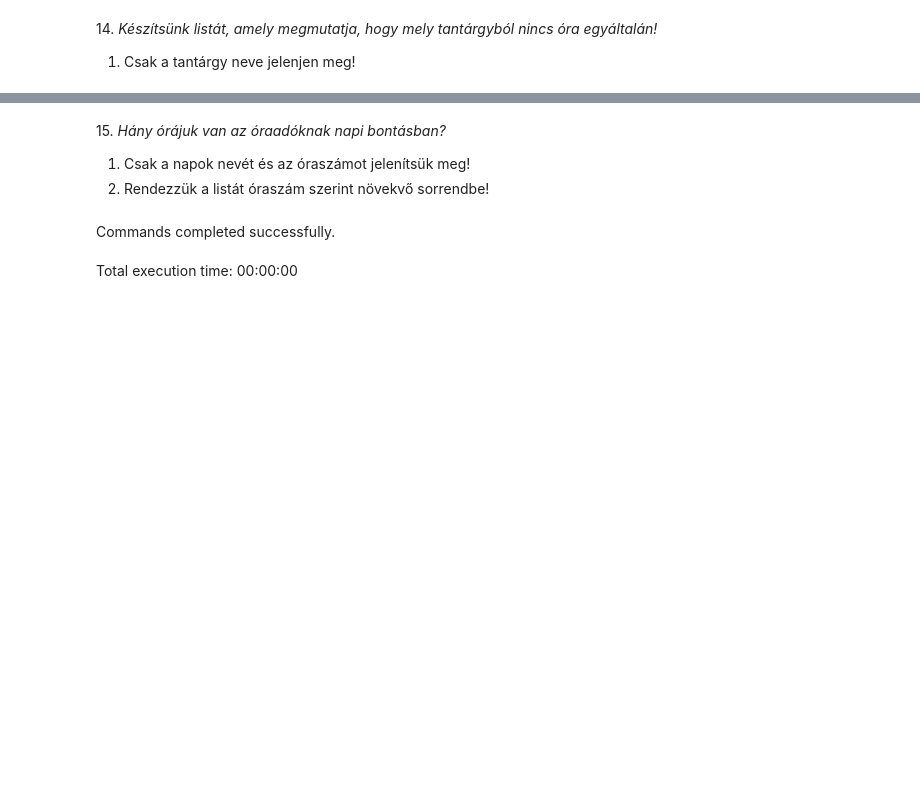
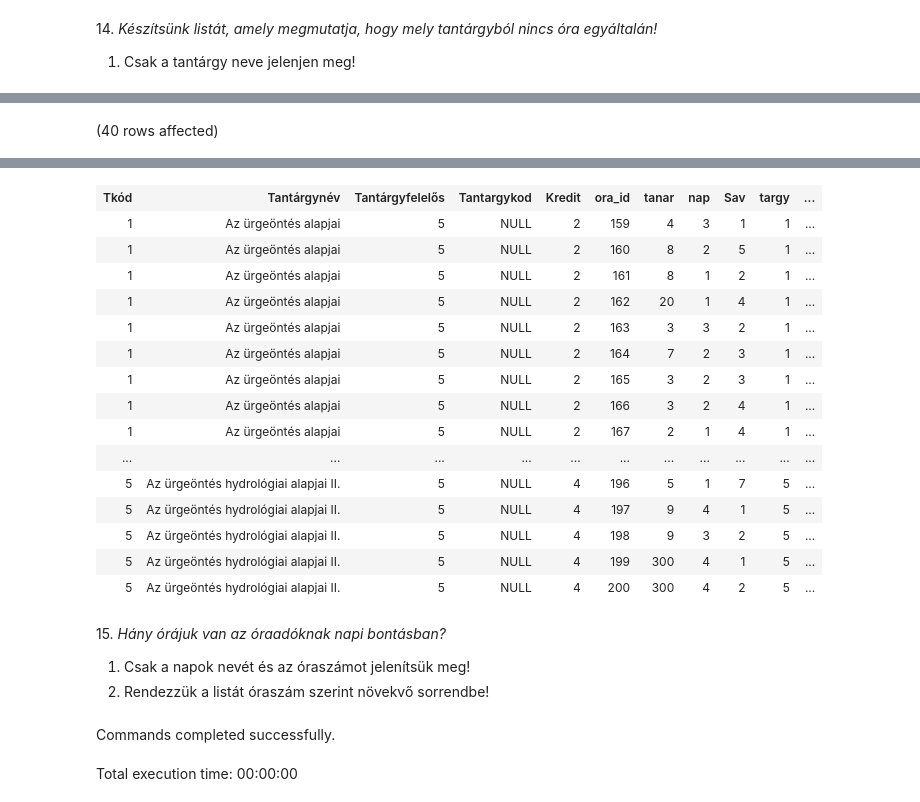
Before and after one commit to Zoltanborbenyi/sql-gyak-03, a Jupyter notebook: gyakorlat03_feladatok.ipynb, the cells around one changed output, grey strips where cells are left out. Saved outputs shown, nothing was run; the diff lists cells and outputs as text; code cells hidden in the pictures; blank space fills up the shorter version.

```diff
--- a/gyakorlat03_feladatok.ipynb
+++ b/gyakorlat03_feladatok.ipynb
@@ -193,0 +251,6 @@ Total execution time: 00:00:00
+# %%
+SELECT *
+FROM Tantárgyak t LEFT JOIN Orak o ON t.Tkód = o.targy
+WHERE t.Tantárgynév LIKE '%alapjai%'
+# %% [output]
+(40 rows affected)
@@ -194,3 +258,19 @@ Total execution time: 00:00:00
+| Tkód | Tantárgynév | Tantárgyfelelős | Tantargykod | Kredit | ora_id | tanar | nap | Sav | targy | ... |
+| 1 | Az ürgeöntés alapjai | 5 | NULL | 2 | 159 | 4 | 3 | 1 | 1 | ... |
+| 1 | Az ürgeöntés alapjai | 5 | NULL | 2 | 160 | 8 | 2 | 5 | 1 | ... |
+| 1 | Az ürgeöntés alapjai | 5 | NULL | 2 | 161 | 8 | 1 | 2 | 1 | ... |
+| 1 | Az ürgeöntés alapjai | 5 | NULL | 2 | 162 | 20 | 1 | 4 | 1 | ... |
+| 1 | Az ürgeöntés alapjai | 5 | NULL | 2 | 163 | 3 | 3 | 2 | 1 | ... |
+| 1 | Az ürgeöntés alapjai | 5 | NULL | 2 | 164 | 7 | 2 | 3 | 1 | ... |
+| 1 | Az ürgeöntés alapjai | 5 | NULL | 2 | 165 | 3 | 2 | 3 | 1 | ... |
+| 1 | Az ürgeöntés alapjai | 5 | NULL | 2 | 166 | 3 | 2 | 4 | 1 | ... |
+| 1 | Az ürgeöntés alapjai | 5 | NULL | 2 | 167 | 2 | 1 | 4 | 1 | ... |
+| ... | ... | ... | ... | ... | ... | ... | ... | ... | ... | ... |
+| 5 | Az ürgeöntés hydrológiai alapjai II. | 5 | NULL | 4 | 196 | 5 | 1 | 7 | 5 | ... |
+| 5 | Az ürgeöntés hydrológiai alapjai II. | 5 | NULL | 4 | 197 | 9 | 4 | 1 | 5 | ... |
+| 5 | Az ürgeöntés hydrológiai alapjai II. | 5 | NULL | 4 | 198 | 9 | 3 | 2 | 5 | ... |
+| 5 | Az ürgeöntés hydrológiai alapjai II. | 5 | NULL | 4 | 199 | 300 | 4 | 1 | 5 | ... |
+| 5 | Az ürgeöntés hydrológiai alapjai II. | 5 | NULL | 4 | 200 | 300 | 4 | 2 | 5 | ... |
 # %% [markdown]
 15. _Hány órájuk van az óraadóknak napi bontásban?_
 
```
Also changed, not shown: parts of 11 cells of this notebook.
